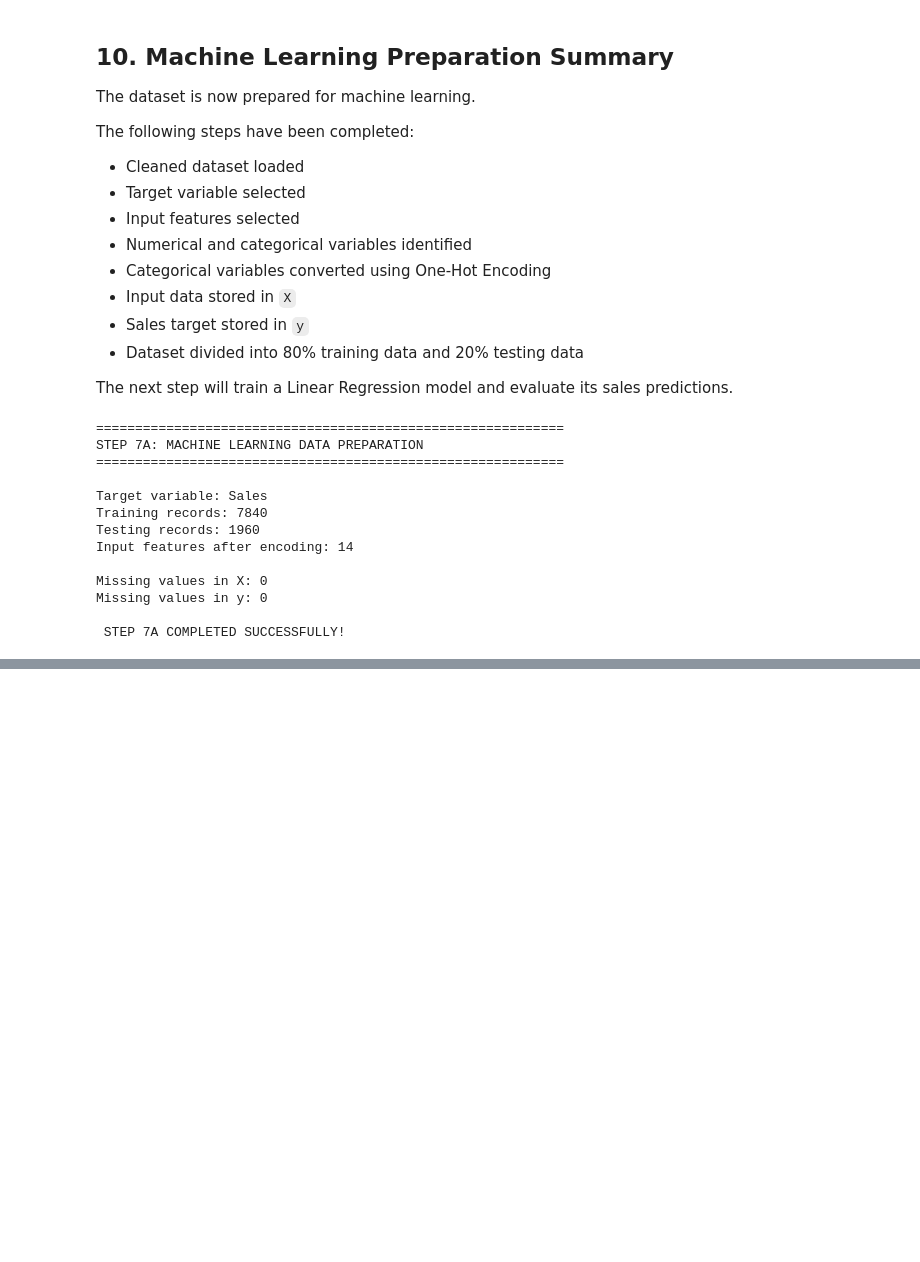
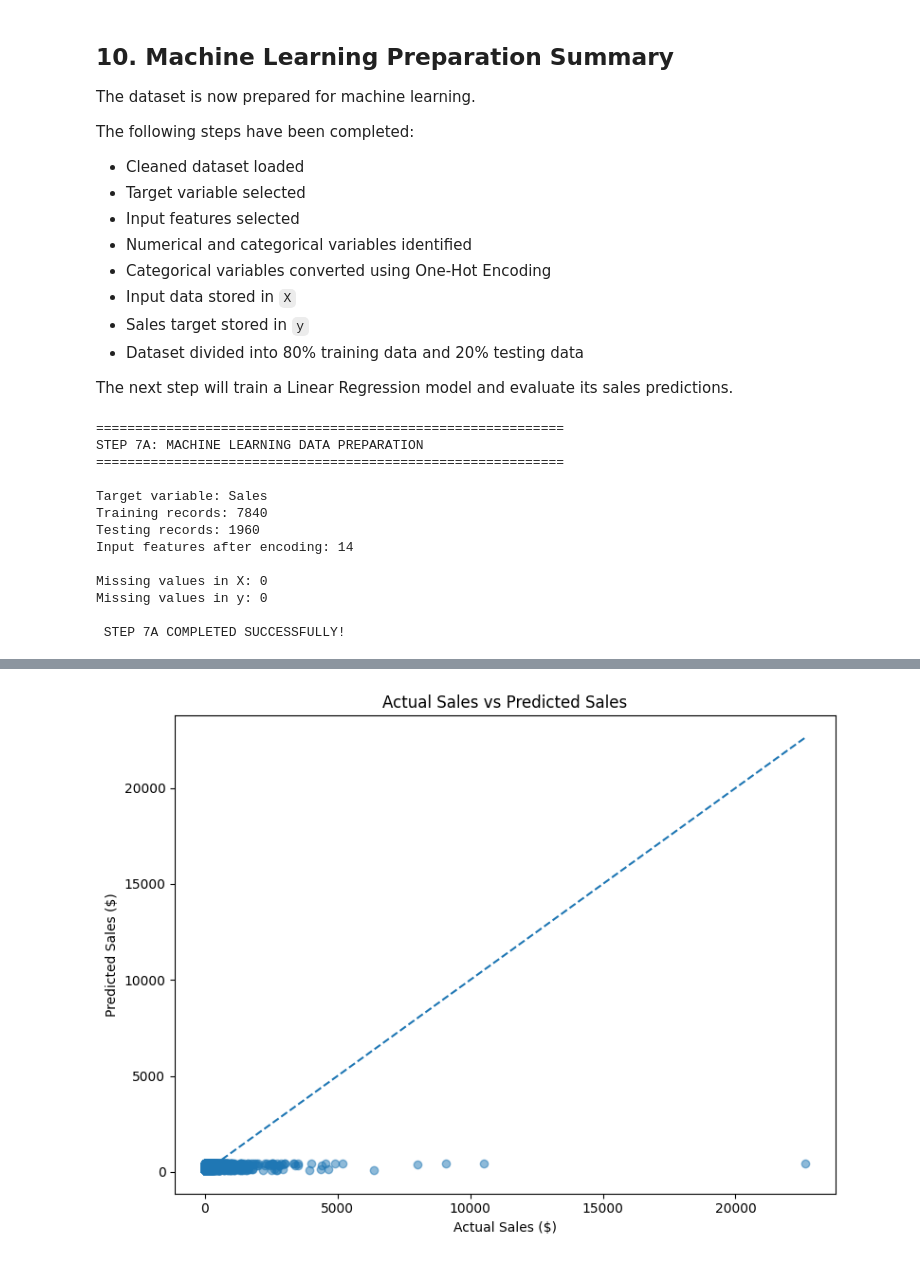
Before and after one commit to dineshsinghdhami/retail-sales-analytics-and-prediction, a Jupyter notebook: 06_Sales_Prediction.ipynb, the cells around one changed output, grey strips where cells are left out. Saved outputs shown, nothing was run; the diff lists cells and outputs as text; code cells hidden in the pictures; blank space fills up the shorter version.

Commit message:
add Linear Regression sales prediction and model evaluation

```diff
--- a/06_Sales_Prediction.ipynb
+++ b/06_Sales_Prediction.ipynb
@@ -333,0 +340,4 @@ Missing values in y: 0
+# %%
+model = LinearRegression()
+
+print("Linear Regression model created successfully!")
@@ -333,0 +355,4 @@ Missing values in y: 0
+# %%
+model.fit(X_train, y_train)
+
+print("Linear Regression model trained successfully!")
@@ -333,0 +367,6 @@ Missing values in y: 0
+# %%
+y_pred = model.predict(X_test)
+
+print("Sales predictions created successfully!")
+
+print("\nNumber of predictions:", len(y_pred))
@@ -333,0 +467,26 @@ Missing values in y: 0
+# %%
+plt.figure(figsize=(8, 6))
+
+plt.scatter(
+    y_test,
+    y_pred,
+    alpha=0.5
+)
+
+minimum = min(y_test.min(), y_pred.min())
+maximum = max(y_test.max(), y_pred.max())
+
+plt.plot(
+    [minimum, maximum],
+    [minimum, maximum],
+    linestyle="--"
+)
+
+plt.title("Actual Sales vs Predicted Sales")
+plt.xlabel("Actual Sales ($)")
+plt.ylabel("Predicted Sales ($)")
+
+plt.tight_layout()
+plt.show()
+# %% [output]
+[figure, added]
```
Also changed, not shown: parts of 26 cells of this notebook.
